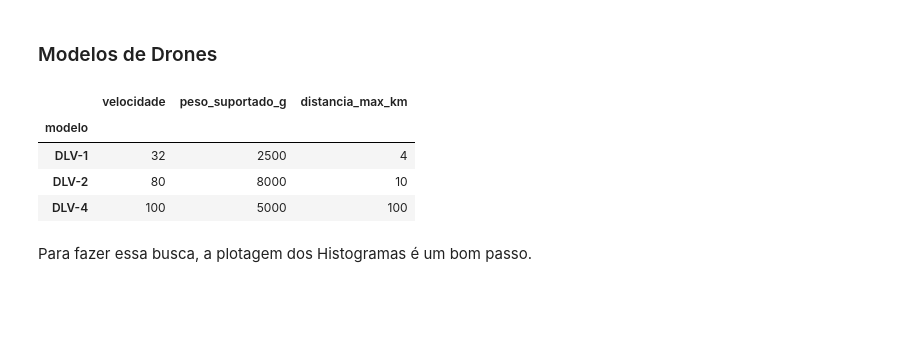
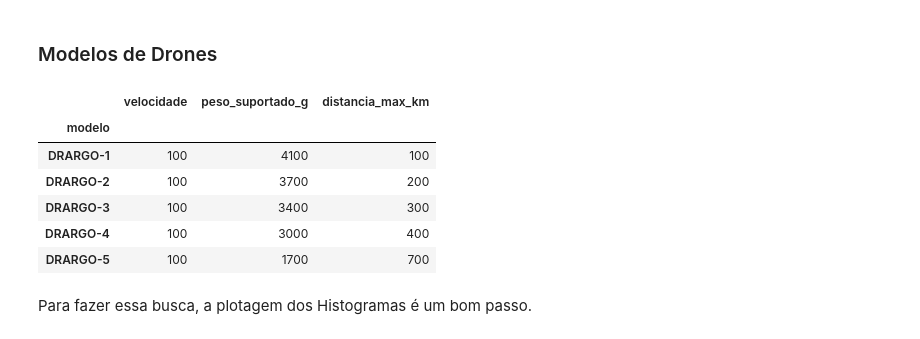
Before and after one commit to ronaldolg26/Efeito_drones_saopaulo, a Jupyter notebook: Drone_ecommerce.ipynb, the cells around one changed output. Saved outputs shown, nothing was run; the diff lists cells and outputs as text; code cells hidden in the pictures; blank space fills up the shorter version.

```diff
--- a/Drone_ecommerce.ipynb
+++ b/Drone_ecommerce.ipynb
@@ -168,19 +173,21 @@ Produtos como esses podem gerar otliers na analise. Logo, a busca e eliminção
 ### Modelos de Drones
 # %%
 #Caracteristicas dos drones
-drone = {'modelo': ['DLV-1','DLV-2','DLV-4'],
-         'velocidade': [32,80,100],
-         'peso_suportado_g': [2500,8000,5000],
-         'distancia_max_km': [4,10,100]
+drone = {'modelo': ['DRARGO-1','DRARGO-2','DRARGO-3','DRARGO-4','DRARGO-5'],
+         'velocidade': [100,100,100,100,100],
+         'peso_suportado_g': [4100,3700,3400,3000,1700],
+         'distancia_max_km': [100,200,300,400,700]
          }
 drone = pd.DataFrame(drone).set_index('modelo')
 drone
 # %% [output]
 |  | velocidade | peso_suportado_g | distancia_max_km |
 | modelo |  |  |  |
-| DLV-1 | 32 | 2500 | 4 |
-| DLV-2 | 80 | 8000 | 10 |
-| DLV-4 | 100 | 5000 | 100 |
+| DRARGO-1 | 100 | 4100 | 100 |
+| DRARGO-2 | 100 | 3700 | 200 |
+| DRARGO-3 | 100 | 3400 | 300 |
+| DRARGO-4 | 100 | 3000 | 400 |
+| DRARGO-5 | 100 | 1700 | 700 |
 # %% [markdown]
 Para fazer essa busca, a plotagem dos Histogramas é um bom passo.
 # %%
```
Also changed, not shown: parts of 34 cells of this notebook.
